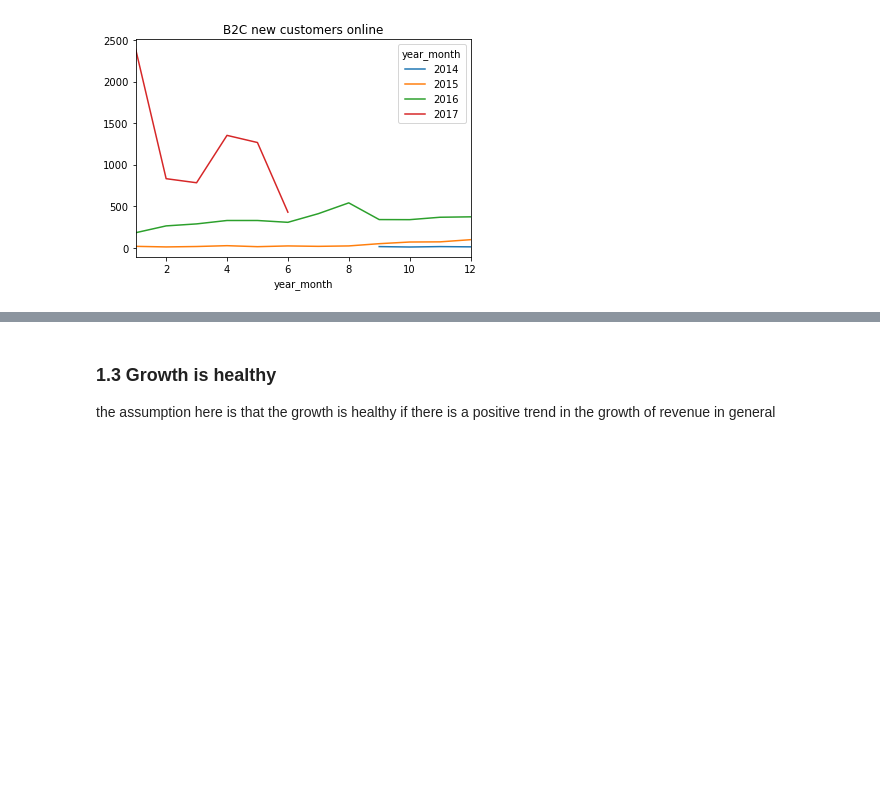
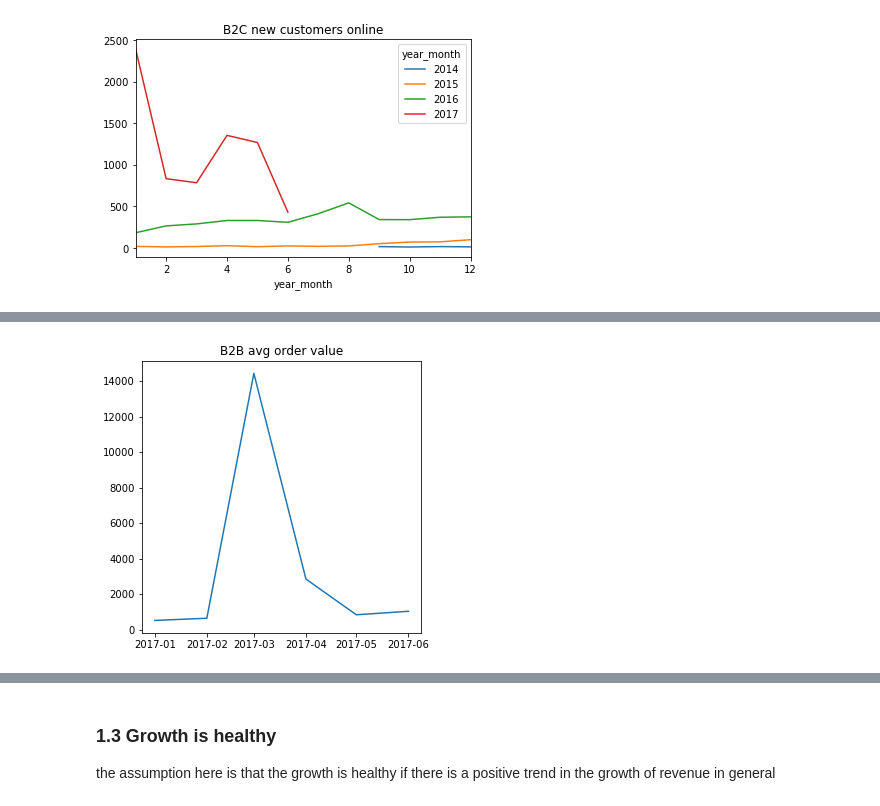
Before and after one commit to ivanlopezlobato/training, a Jupyter notebook: 10_business_cases/business_case.ipynb, the cells around one changed output, grey strips where cells are left out. Cells and saved outputs as stored; diff of their text form; code cells hidden in the pictures; blank space fills up the shorter version.

```diff
--- a/10_business_cases/business_case.ipynb
+++ b/10_business_cases/business_case.ipynb
@@ -308,0 +451,7 @@ As mentioned before, here the problematic aspect is to define what is "conversio
+# %%
+# plot avg value orders B2B (only offline as primary channel)
+fig, ax = plt.subplots(figsize = (5,5))
+ax.title.set_text("B2B avg order value")
+ax.plot(avg_order_value_customer[avg_order_value_customer["customer_type"].eq("B2B")]["revenue"]);
+# %% [output]
+[figure, added]
```
Also changed, not shown: parts of 40 cells of this notebook.
